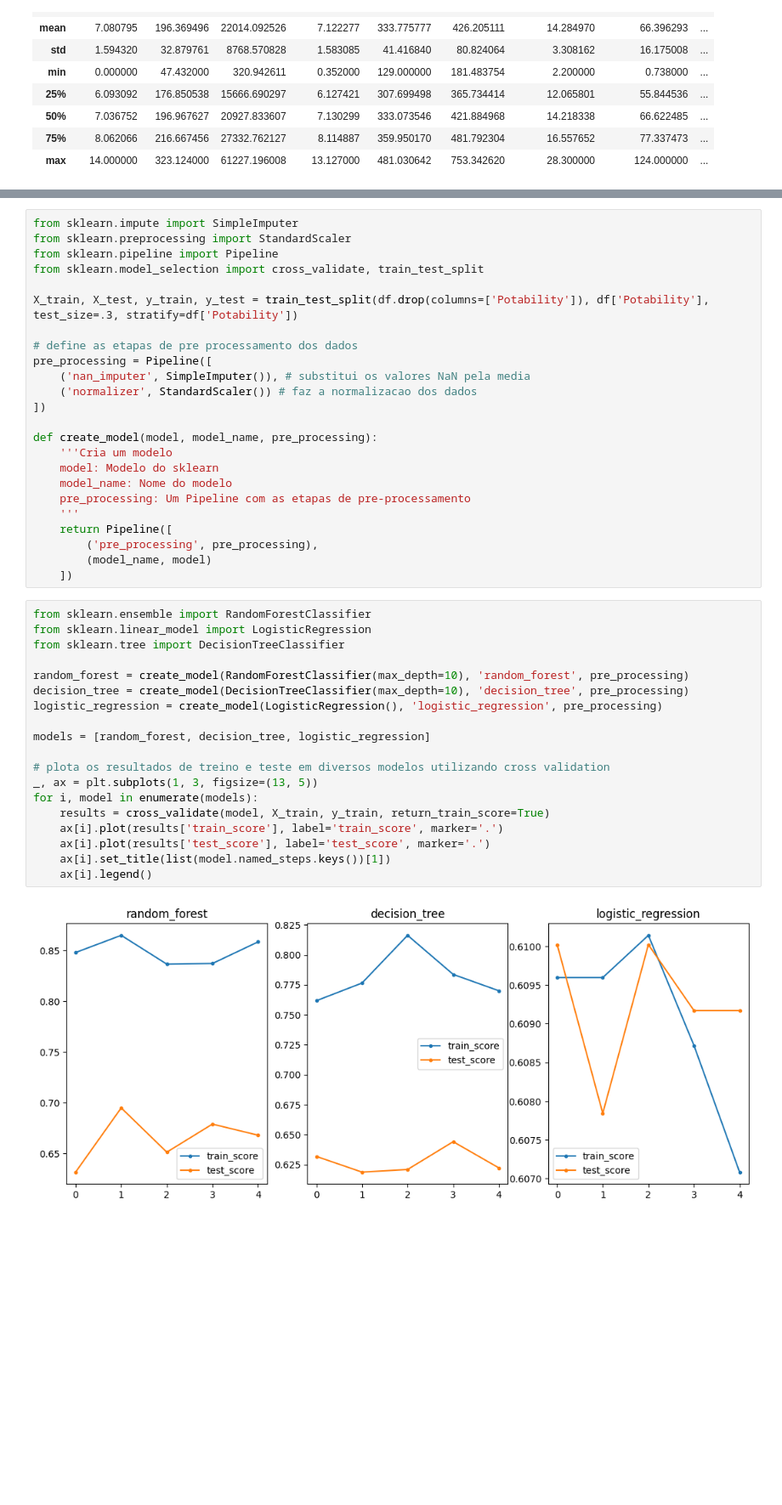
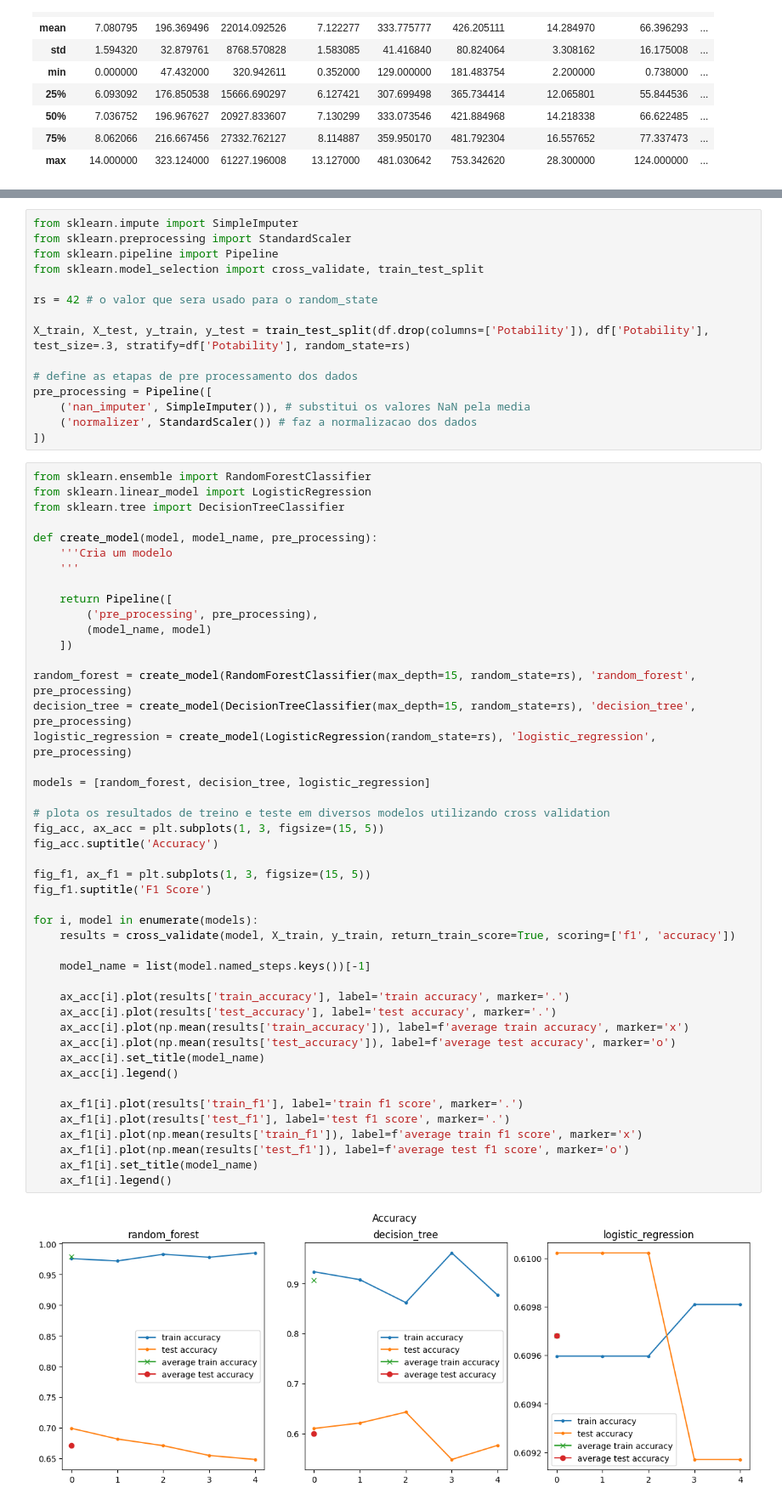
Before and after one commit to vkenji03/mc906, a Jupyter notebook: main.ipynb, the cells around one changed output, grey strips where cells are left out. Shown at 85% size. Saved outputs shown, nothing was run; the diff lists cells and outputs as text; blank space fills up the shorter version.

```diff
--- a/main.ipynb
+++ b/main.ipynb
@@ -95,42 +104,59 @@ from sklearn.preprocessing import StandardScaler
 from sklearn.pipeline import Pipeline
 from sklearn.model_selection import cross_validate, train_test_split
 
-X_train, X_test, y_train, y_test = train_test_split(df.drop(columns=['Potability']), df['Potability'], test_size=.3, stratify=df['Potability'])
+rs = 42 # o valor que sera usado para o random_state
+
+X_train, X_test, y_train, y_test = train_test_split(df.drop(columns=['Potability']), df['Potability'], test_size=.3, stratify=df['Potability'], random_state=rs)
 
 # define as etapas de pre processamento dos dados
 pre_processing = Pipeline([
     ('nan_imputer', SimpleImputer()), # substitui os valores NaN pela media
     ('normalizer', StandardScaler()) # faz a normalizacao dos dados
 ])
-
-def create_model(model, model_name, pre_processing):
-    '''Cria um modelo
-    model: Modelo do sklearn
-    model_name: Nome do modelo
-    pre_processing: Um Pipeline com as etapas de pre-processamento
-    '''
-    return Pipeline([
-        ('pre_processing', pre_processing),
-        (model_name, model)
-    ])
 # %%
 from sklearn.ensemble import RandomForestClassifier
 from sklearn.linear_model import LogisticRegression
 from sklearn.tree import DecisionTreeClassifier
 
-random_forest = create_model(RandomForestClassifier(max_depth=10), 'random_forest', pre_processing)
-decision_tree = create_model(DecisionTreeClassifier(max_depth=10), 'decision_tree', pre_processing)
-logistic_regression = create_model(LogisticRegression(), 'logistic_regression', pre_processing)
+def create_model(model, model_name, pre_processing):
+    '''Cria um modelo
+    '''
+
+    return Pipeline([
+        ('pre_processing', pre_processing),
+        (model_name, model)
+    ])
+
+random_forest = create_model(RandomForestClassifier(max_depth=15, random_state=rs), 'random_forest', pre_processing)
+decision_tree = create_model(DecisionTreeClassifier(max_depth=15, random_state=rs), 'decision_tree', pre_processing)
+logistic_regression = create_model(LogisticRegression(random_state=rs), 'logistic_regression', pre_processing)
 
 models = [random_forest, decision_tree, logistic_regression]
 
 # plota os resultados de treino e teste em diversos modelos utilizando cross validation
-_, ax = plt.subplots(1, 3, figsize=(13, 5))
+fig_acc, ax_acc = plt.subplots(1, 3, figsize=(15, 5))
+fig_acc.suptitle('Accuracy')
+
+fig_f1, ax_f1 = plt.subplots(1, 3, figsize=(15, 5))
+fig_f1.suptitle('F1 Score')
+
 for i, model in enumerate(models):
-    results = cross_validate(model, X_train, y_train, return_train_score=True)
-    ax[i].plot(results['train_score'], label='train_score', marker='.')
-    ax[i].plot(results['test_score'], label='test_score', marker='.')
-    ax[i].set_title(list(model.named_steps.keys())[1])
-    ax[i].legend()
+    results = cross_validate(model, X_train, y_train, return_train_score=True, scoring=['f1', 'accuracy'])
+
+    model_name = list(model.named_steps.keys())[-1]
+
+    ax_acc[i].plot(results['train_accuracy'], label='train accuracy', marker='.')
+    ax_acc[i].plot(results['test_accuracy'], label='test accuracy', marker='.')
+    ax_acc[i].plot(np.mean(results['train_accuracy']), label=f'average train accuracy', marker='x')
+    ax_acc[i].plot(np.mean(results['test_accuracy']), label=f'average test accuracy', marker='o')
+    ax_acc[i].set_title(model_name)
+    ax_acc[i].legend()
+
+    ax_f1[i].plot(results['train_f1'], label='train f1 score', marker='.')
+    ax_f1[i].plot(results['test_f1'], label='test f1 score', marker='.')
+    ax_f1[i].plot(np.mean(results['train_f1']), label=f'average train f1 score', marker='x')
+    ax_f1[i].plot(np.mean(results['test_f1']), label=f'average test f1 score', marker='o')
+    ax_f1[i].set_title(model_name)
+    ax_f1[i].legend()
 # %% [output]
-[figure, old version]
+[figure, new version]
```
Also changed, not shown: parts of 11 cells of this notebook, 1 other file.
